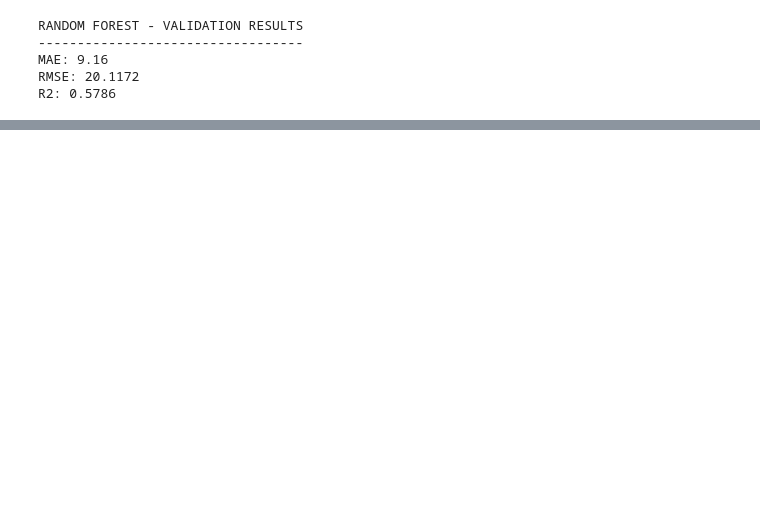
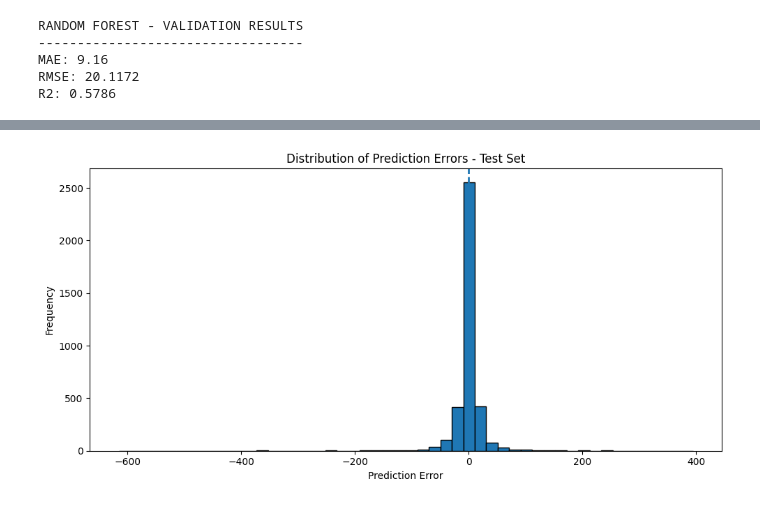
Before and after one commit to PHGNKavindya/RiskWeave, a Jupyter notebook: notebooks/11_machine_learning_model_comparison.ipynb, the cells around one changed output, grey strips where cells are left out. Drawn from its saved outputs; the diff is of its cells as text; code cells hidden in the pictures; blank space fills up the shorter version.

```diff
--- a/notebooks/11_machine_learning_model_comparison.ipynb
+++ b/notebooks/11_machine_learning_model_comparison.ipynb
@@ -553,0 +1158,22 @@ print(
+# %%
+# CELL 14.1: CALCULATE PREDICTION ERRORS
+
+error_df = final_predictions_df.copy()
+
+error_df["prediction_error"] = (
+    error_df["predicted_dengue_cases"]
+    - error_df["actual_dengue_cases"]
+)
+
+error_df["absolute_error"] = (
+    error_df["prediction_error"].abs()
+)
+
+error_df["squared_error"] = (
+    error_df["prediction_error"] ** 2
+)
+
+print("Prediction error analysis dataset:")
+print("Shape:", error_df.shape)
+
+display(error_df.head())
@@ -553,0 +1280,25 @@ print(
+# %%
+# CELL 15.1: RESIDUAL DISTRIBUTION
+
+plt.figure(figsize=(10, 5))
+
+plt.hist(
+    error_df["prediction_error"],
+    bins=50,
+    edgecolor="black"
+)
+
+plt.axvline(
+    0,
+    linestyle="--",
+    linewidth=2
+)
+
+plt.xlabel("Prediction Error")
+plt.ylabel("Frequency")
+plt.title("Distribution of Prediction Errors - Test Set")
+
+plt.tight_layout()
+plt.show()
+# %% [output]
+[figure, added]
```
Also changed, not shown: parts of 38 cells of this notebook, 11 other files.
